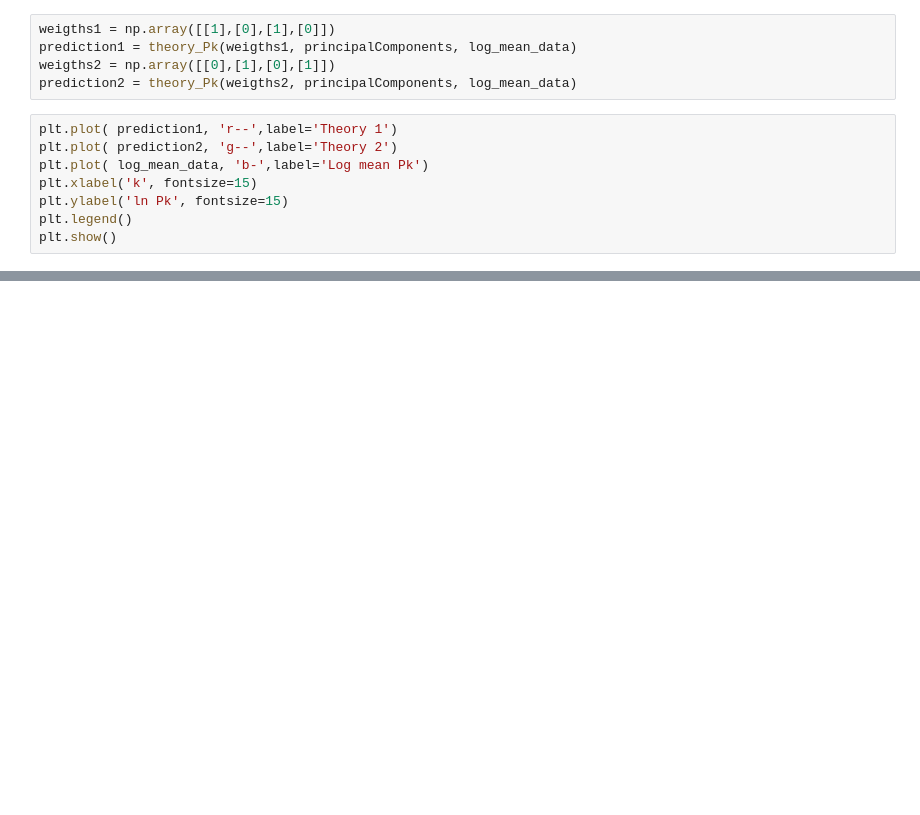
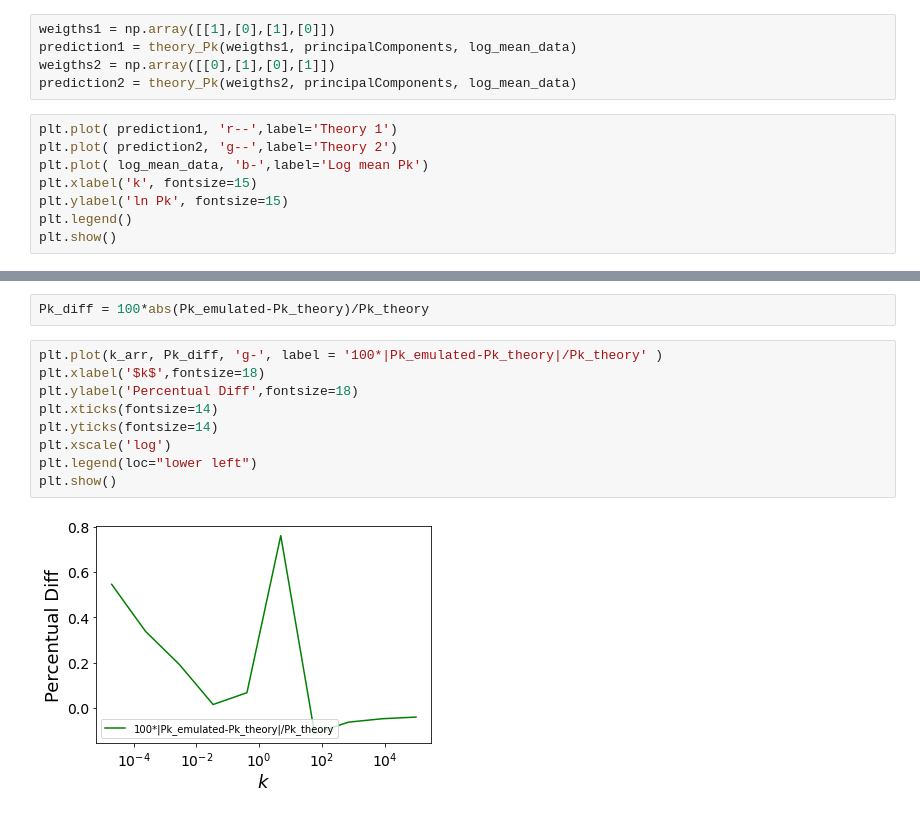
Before and after one commit to JaimeRZP/Pk_Emulator, a Jupyter notebook: Pk_Emulator.ipynb, the cells around one changed output, grey strips where cells are left out. Saved outputs shown, nothing was run; the diff lists cells and outputs as text; blank space fills up the shorter version.

```diff
--- a/Pk_Emulator.ipynb
+++ b/Pk_Emulator.ipynb
@@ -150,0 +188,13 @@ array([1.99526231e-05, 2.50022906e-05, 3.13299424e-05, 3.92590145e-05,
+# %%
+Pk_diff = 100*abs(Pk_emulated-Pk_theory)/Pk_theory
+# %%
+plt.plot(k_arr, Pk_diff, 'g-', label = '100*|Pk_emulated-Pk_theory|/Pk_theory' )
+plt.xlabel('$k$',fontsize=18)
+plt.ylabel('Percentual Diff',fontsize=18)
+plt.xticks(fontsize=14)
+plt.yticks(fontsize=14)
+plt.xscale('log')
+plt.legend(loc="lower left")
+plt.show()
+# %% [output]
+[figure, added]
```
Also changed, not shown: parts of 12 cells of this notebook, 2 other files.
